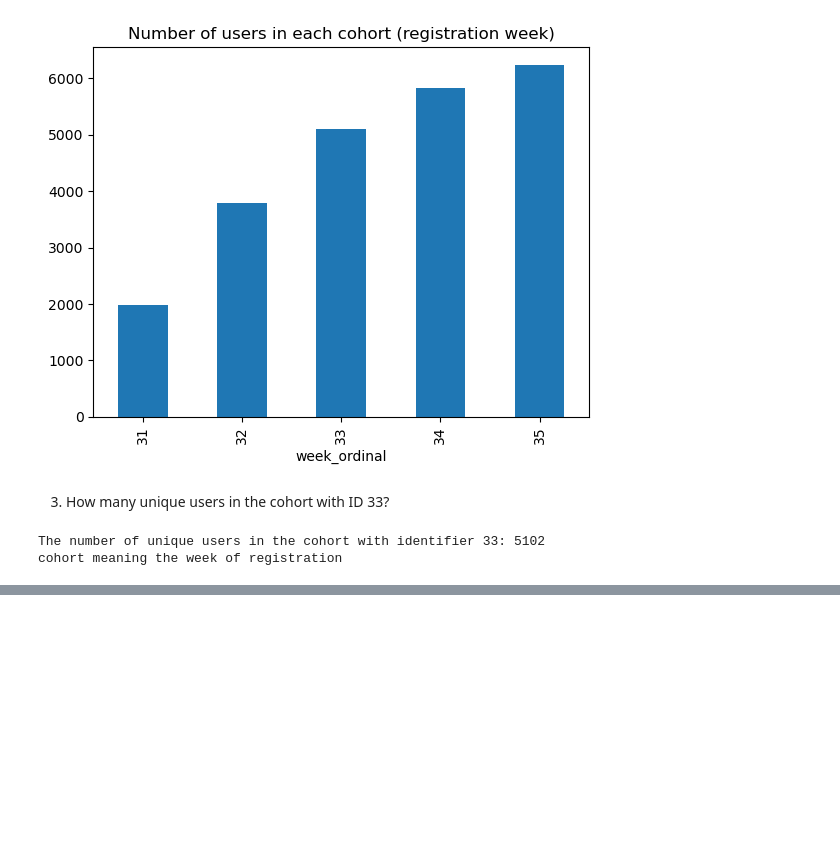
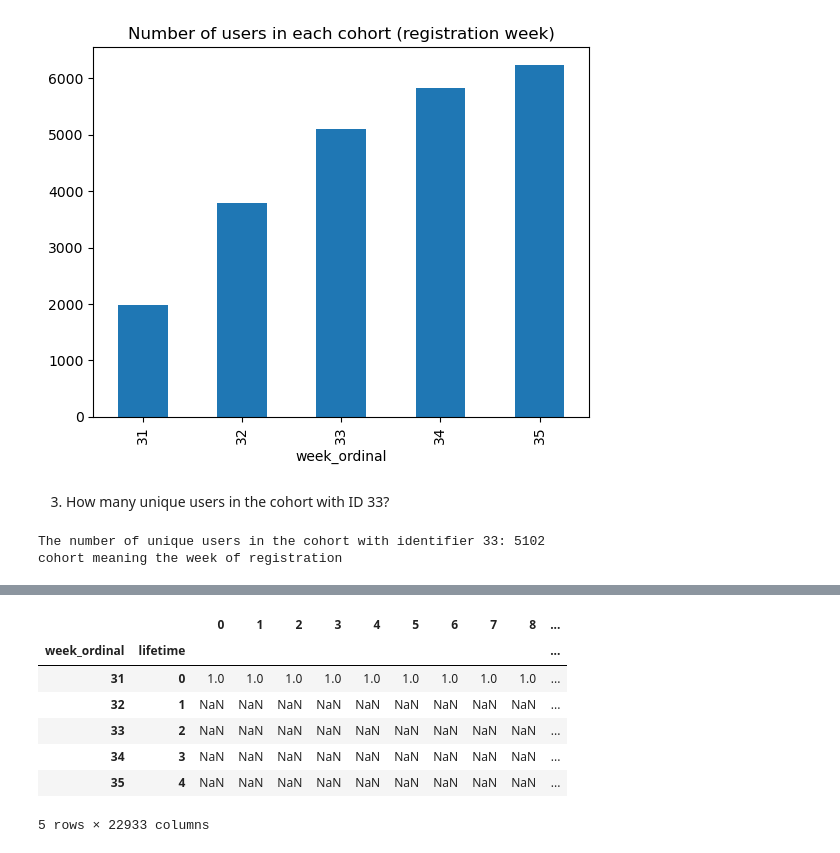
Before and after one commit to fbientrigo/machine-learning, a Jupyter notebook: 3_DataScience_Interview/2_eventdata.ipynb, the cells around one changed output, grey strips where cells are left out. Saved outputs shown, nothing was run; the diff lists cells and outputs as text; code cells hidden in the pictures; blank space fills up the shorter version.

Commit message:
agregada interview de data science code reviewer

```diff
--- a/0_DataExploration/2_eventdata.ipynb
+++ b/3_DataScience_Interview/2_eventdata.ipynb
@@ -140,0 +146,11 @@ cohort meaning the week of registration
+# %%
+# Calculate the week of registration for each user
+cohort_data['registration_week'] = cohort_data['event_date'].dt.isocalendar().week.min()
+
+# Calculate the week of each event
+cohort_data['event_week'] = cohort_data['event_date'].dt.isocalendar().week
+
+# Calculate the lifetime indicator for each event
+cohort_data['lifetime'] = cohort_data['event_week'] - cohort_data['registration_week']
+
+cohort_data.head()
@@ -140,0 +166,14 @@ cohort meaning the week of registration
+# %%
+def retention_rate(df):
+    # Calculate the number of unique users in the first week of the cohort
+    initial_users = df.groupby('week_ordinal')['user_id'].transform('nunique').astype(int)
+    # Calculate the number of unique users in each subsequent week of the cohort
+    weekly_users = df['user_id'].nunique()
+    # Calculate the retention rate for each week of the cohort
+    retention = weekly_users / initial_users
+    return retention
+
+# Group the data by week_ordinal and lifetime, and apply the retention_rate() function
+cohort_retention = cohort_data.groupby(['week_ordinal', 'lifetime']).apply(retention_rate)
+
+cohort_retention[31]
@@ -140,0 +194,14 @@ cohort meaning the week of registration
+# %%
+# Unstack the multi-indexed dataframe to create a summary table
+retention_table = cohort_retention.unstack()
+
+retention_table
+# %% [output]
+|  |  | 0 | 1 | 2 | 3 | 4 | 5 | 6 | 7 | 8 | ... |
+| week_ordinal | lifetime |  |  |  |  |  |  |  |  |  | ... |
+| 31 | 0 | 1.0 | 1.0 | 1.0 | 1.0 | 1.0 | 1.0 | 1.0 | 1.0 | 1.0 | ... |
+| 32 | 1 | NaN | NaN | NaN | NaN | NaN | NaN | NaN | NaN | NaN | ... |
+| 33 | 2 | NaN | NaN | NaN | NaN | NaN | NaN | NaN | NaN | NaN | ... |
+| 34 | 3 | NaN | NaN | NaN | NaN | NaN | NaN | NaN | NaN | NaN | ... |
+| 35 | 4 | NaN | NaN | NaN | NaN | NaN | NaN | NaN | NaN | NaN | ... |
+5 rows × 22933 columns
```
Also changed, not shown: parts of 9 cells of this notebook, 6 other files.
